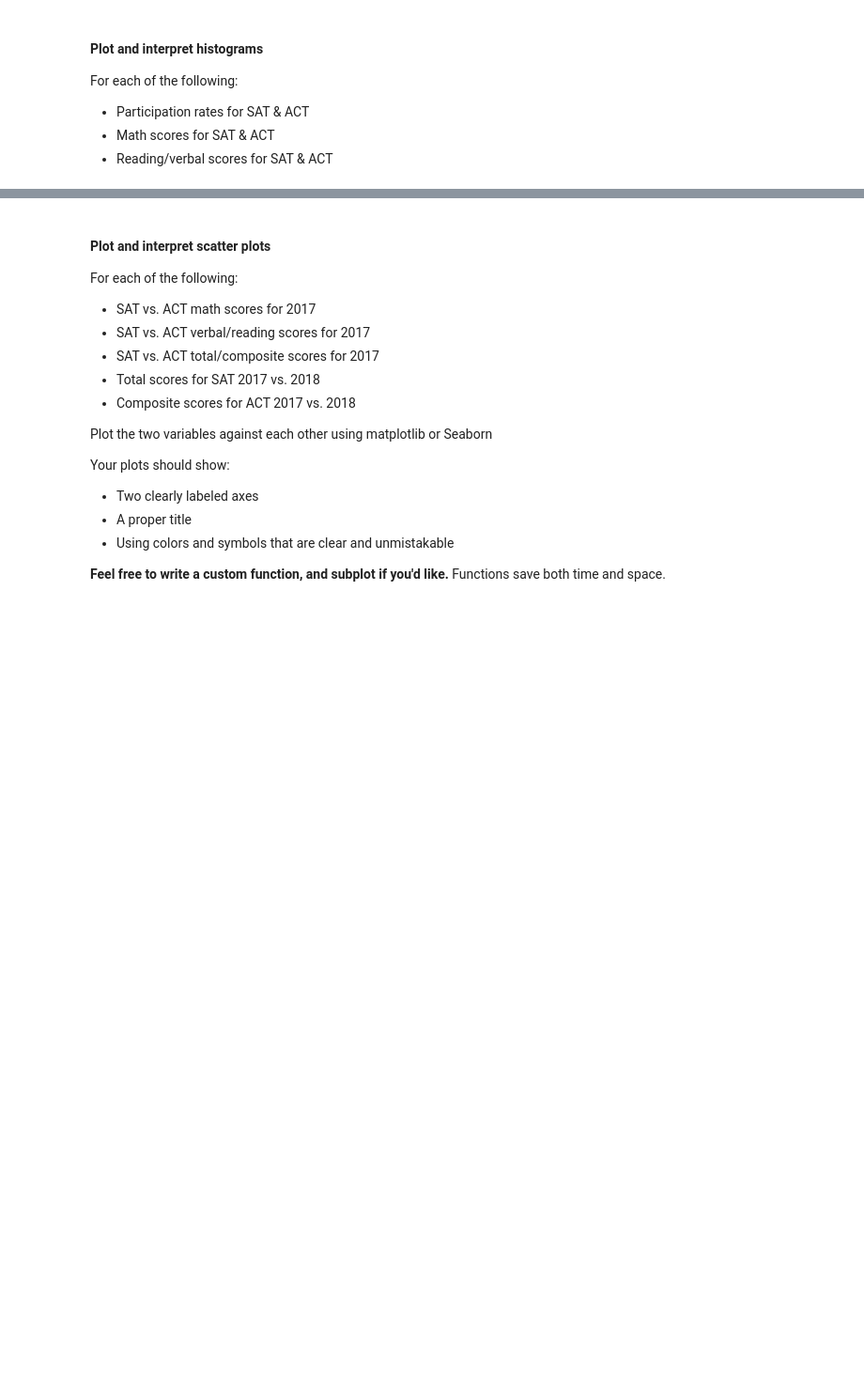
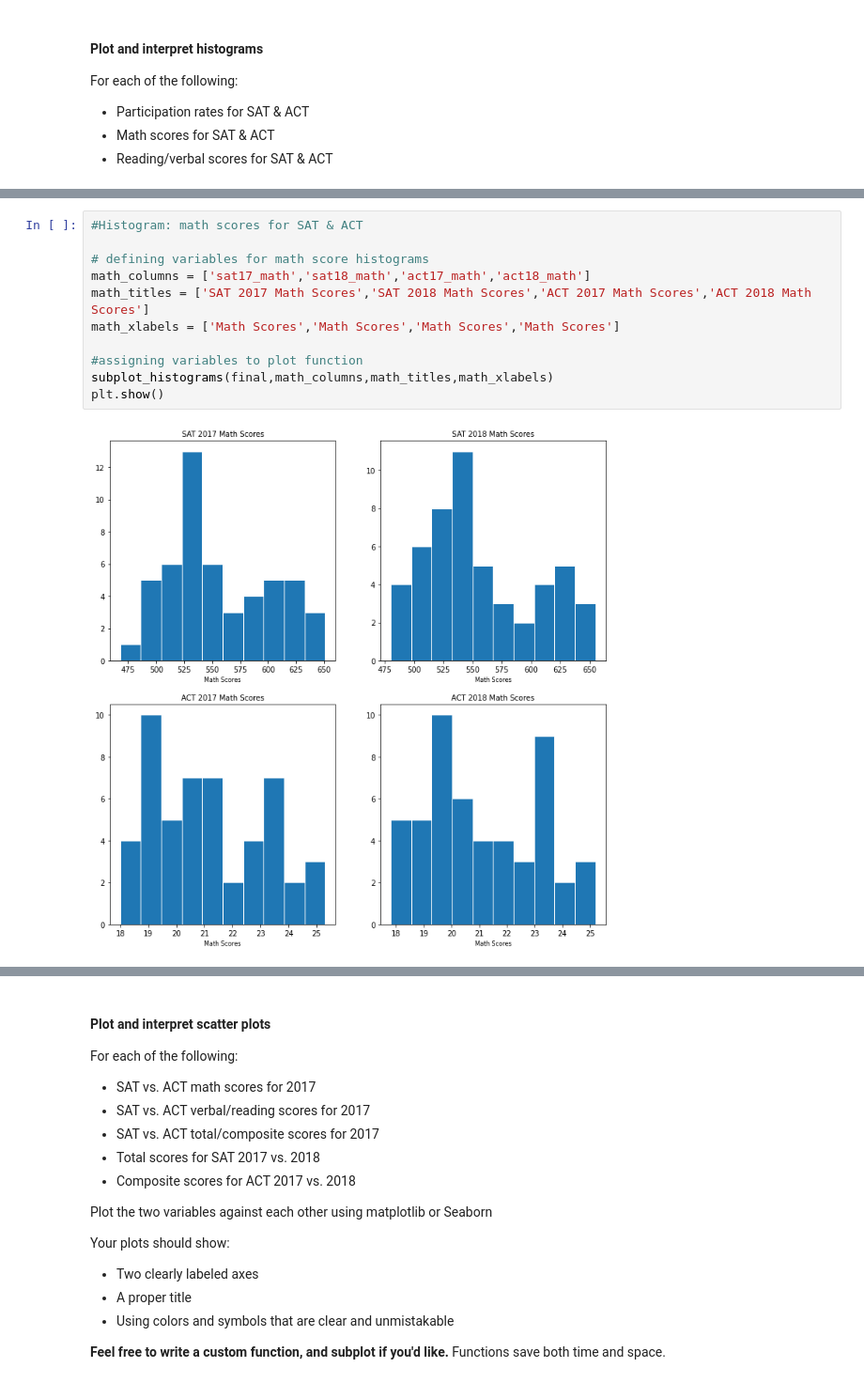
Before and after one commit to ohmung/DSIprojects, a Jupyter notebook: project_1/code/starter-code_updated.ipynb, the cells around one changed output, grey strips where cells are left out. Shown at 94% size. Drawn from its saved outputs; the diff is of its cells as text; blank space fills up the shorter version.

```diff
--- a/project_1/code/starter-code_updated.ipynb
+++ b/project_1/code/starter-code_updated.ipynb
@@ -779,0 +890,13 @@ For each of the following:
+# %%
+#Histogram: math scores for SAT & ACT
+
+# defining variables for math score histograms
+math_columns = ['sat17_math','sat18_math','act17_math','act18_math']
+math_titles = ['SAT 2017 Math Scores','SAT 2018 Math Scores','ACT 2017 Math Scores','ACT 2018 Math Scores']
+math_xlabels = ['Math Scores','Math Scores','Math Scores','Math Scores']
+
+#assigning variables to plot function
+subplot_histograms(final,math_columns,math_titles,math_xlabels)
+plt.show()
+# %% [output]
+[figure, added]
```
Also changed, not shown: parts of 95 cells of this notebook, 4 other files.
